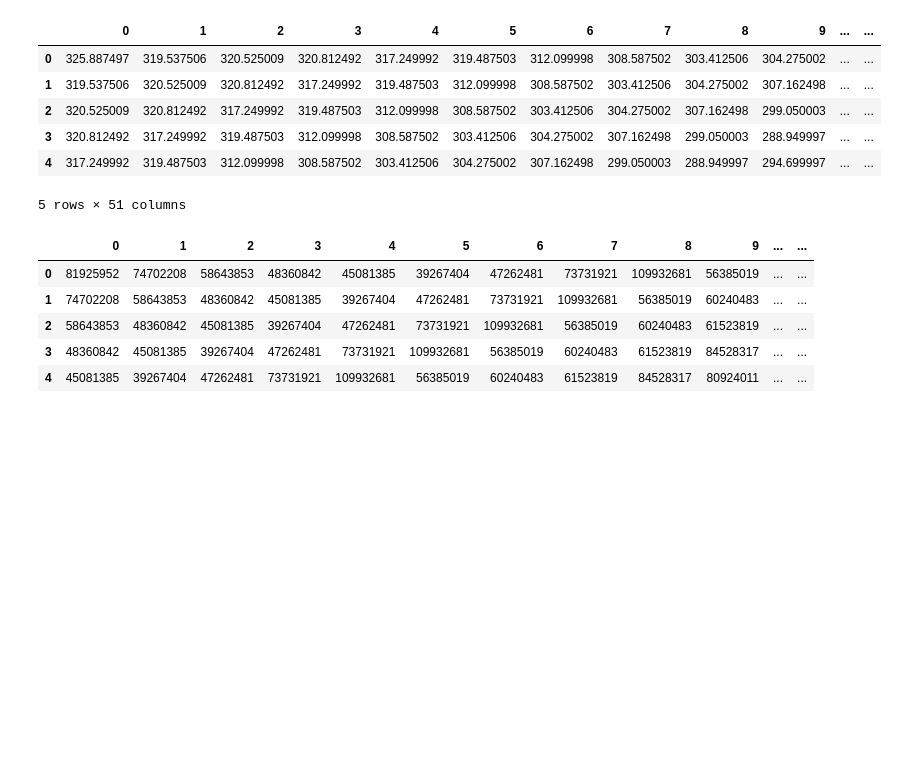
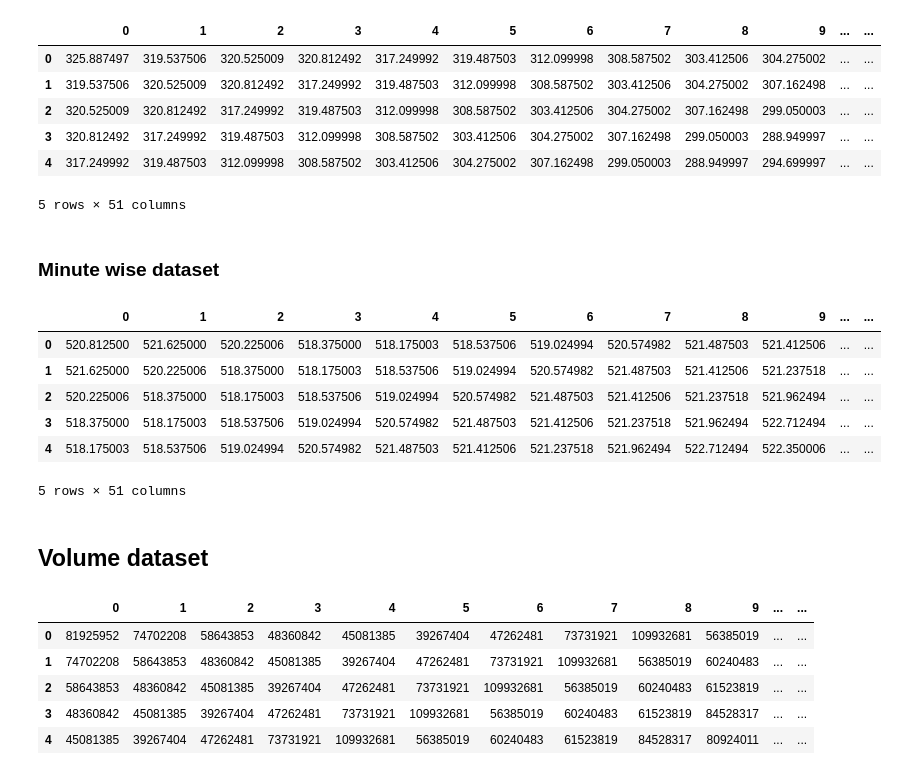
Before and after one commit to piyumaha12/Stock_Prediction, a Jupyter notebook: Program/yfinance_EDA_and_Feature_Engineering.ipynb, the cells around one changed output. Cells and saved outputs as stored; diff of their text form; code cells hidden in the pictures; blank space fills up the shorter version.

Commit message:
After manipulating and changing so formats and creating on 2min dataset

```diff
--- a/Program/yfinance_EDA_and_Feature_Engineering.ipynb
+++ b/Program/yfinance_EDA_and_Feature_Engineering.ipynb
@@ -167,3 +181,6 @@ Total number of break days are 116
+# %%
+tatamotors_2m['Hour']=tatamotors_2m.Date.dt.hour
+tatamotors_2m['Day_name']=tatamotors_2m.Date.dt.day_name()
 # %%
 # removing all empty datesb
 # build complete timeline from start date to end date
@@ -336,6 +353,8 @@ tatamotors_1year.head(5)
 | 2021-03-15 | 2021-03-15 | 320.000000 | 320.399994 | 310.049988 | 318.549988 | 45081385 | 0 | 0 | 2021 | March | ... |
 # %%
 tatamotors_1year['Mean']=np.mean(tatamotors_1year.iloc[:,1:5], axis = 1)
+# %%
+tatamotors_2m['Mean'] = np.mean(tatamotors_2m.iloc[:,1:5], axis = 1)
 # %%
 # To create dataset for LSTM
 def Time_series_dataset(data_column, time_steps):
@@ -361,6 +384,22 @@ mean_value_dataset.head(5)
 | 3 | 320.812492 | 317.249992 | 319.487503 | 312.099998 | 308.587502 | 303.412506 | 304.275002 | 307.162498 | 299.050003 | 288.949997 | ... | ... |
 | 4 | 317.249992 | 319.487503 | 312.099998 | 308.587502 | 303.412506 | 304.275002 | 307.162498 | 299.050003 | 288.949997 | 294.699997 | ... | ... |
 5 rows × 51 columns
+# %% [markdown]
+### Minute wise dataset
+# %%
+mean_value_dataset_minute = Time_series_dataset(tatamotors_2m.Mean, 50)
+# %%
+mean_value_dataset_minute.head(5)
+# %% [output]
+|  | 0 | 1 | 2 | 3 | 4 | 5 | 6 | 7 | 8 | 9 | ... | ... |
+| 0 | 520.812500 | 521.625000 | 520.225006 | 518.375000 | 518.175003 | 518.537506 | 519.024994 | 520.574982 | 521.487503 | 521.412506 | ... | ... |
+| 1 | 521.625000 | 520.225006 | 518.375000 | 518.175003 | 518.537506 | 519.024994 | 520.574982 | 521.487503 | 521.412506 | 521.237518 | ... | ... |
+| 2 | 520.225006 | 518.375000 | 518.175003 | 518.537506 | 519.024994 | 520.574982 | 521.487503 | 521.412506 | 521.237518 | 521.962494 | ... | ... |
+| 3 | 518.375000 | 518.175003 | 518.537506 | 519.024994 | 520.574982 | 521.487503 | 521.412506 | 521.237518 | 521.962494 | 522.712494 | ... | ... |
+| 4 | 518.175003 | 518.537506 | 519.024994 | 520.574982 | 521.487503 | 521.412506 | 521.237518 | 521.962494 | 522.712494 | 522.350006 | ... | ... |
+5 rows × 51 columns
+# %% [markdown]
+## Volume dataset
 # %%
 volume_dataset = Time_series_dataset(tatamotors_1year.Volume, 50)
 # %%
```
Also changed, not shown: parts of 16 cells of this notebook.
